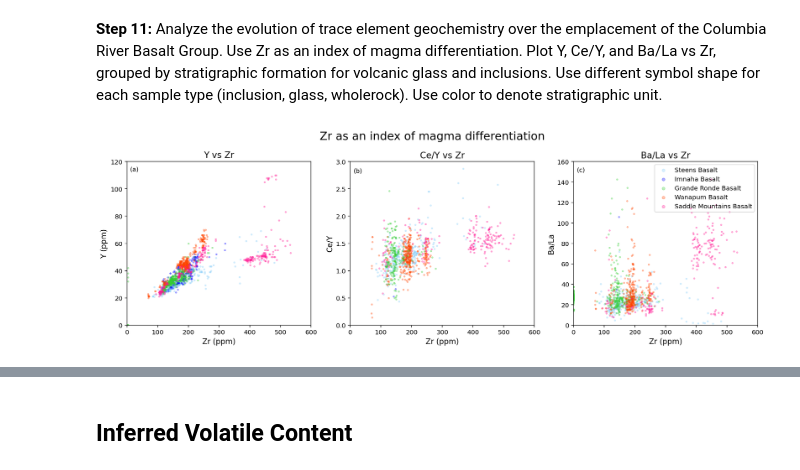
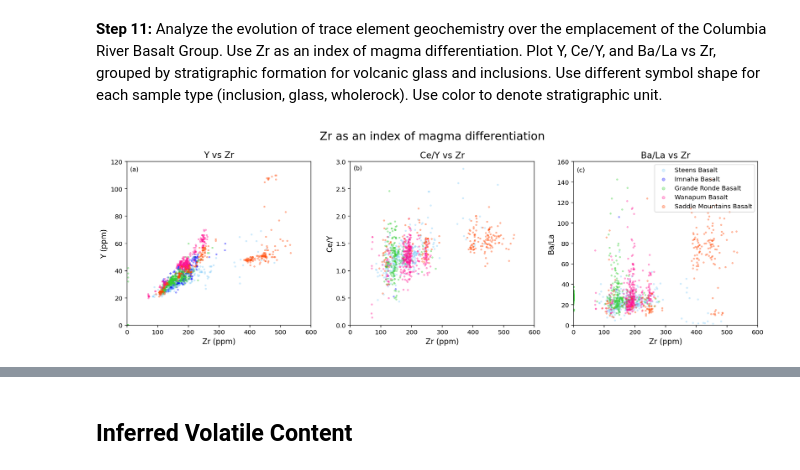
Before and after one commit to lhlinka/rces-final-project, a Jupyter notebook: finalproject.ipynb, the cells around one changed output, grey strips where cells are left out. Drawn from its saved outputs; the diff is of its cells as text; code cells hidden in the pictures.

```diff
--- a/finalproject.ipynb
+++ b/finalproject.ipynb
@@ -167,7 +167,7 @@ df['Total(WT%)NORM'] = df.loc[:,MAJOR_ELEMENTS_NORM].sum(axis=1, min_count=1)
 df['NA2O+K2O(WT%)NORM'] = df['NA2O(WT%)NORM'] + df['K2O(WT%)NORM']
 
 # Create a new Column with Magnesium # (MG#).
-df['MG#'] = 100 * (df['MGO(WT%)NORM']/40.3) / (df['MGO(WT%)NORM']/40.3 / 40.3 + df['FEOT(WT%)NORM'] / 71.08
+df['MG#'] = 100 * (df['MGO(WT%)NORM']/40.3) / (df['MGO(WT%)NORM']/40.3 / 40.3 + df['FEOT(WT%)NORM'] / 71.08 )
 
 # Create a new Columns with trace element ratios of interest: DY/YB , CE/Y, BA/LA
 df['DY/YB'] = df['DY(PPM)'] / df['YB(PPM)']
@@ -458,60 +458,60 @@ fig.suptitle('Zr as an index of magma differentiation', fontsize=18)
 
 # Plot Zr as an index of magma differentiation. (a) Y vs. Zr, (b) Ce/Y vs. Zr (c) Ba/La vs. Zr.
 gb_inclusion.get_group(' STEENS BASALT').plot.scatter(x='ZR(PPM)', y='Y(PPM)', c='lightskyblue', marker='x', alpha=0.3, ax=ax[0])
-gb_inclusion.get_group(' WANAPUM BASALT').plot.scatter(x='ZR(PPM)', y='Y(PPM)', c='orangered', marker='x', alpha=0.3, ax=ax[0])
-gb_glass.get_group(' WANAPUM BASALT').plot.scatter(x='ZR(PPM)', y='Y(PPM)', c='orangered', marker='^', alpha=0.3, ax=ax[0])
+gb_inclusion.get_group(' WANAPUM BASALT').plot.scatter(x='ZR(PPM)', y='Y(PPM)', c='deeppink', marker='x', alpha=0.3, ax=ax[0])
+gb_glass.get_group(' WANAPUM BASALT').plot.scatter(x='ZR(PPM)', y='Y(PPM)', c='deeppink', marker='^', alpha=0.3, ax=ax[0])
 gb_glass.get_group(' GRANDE RONDE BASALT').plot.scatter(x='ZR(PPM)', y='Y(PPM)', c='limegreen', marker='^', alpha=0.3, ax=ax[0])
 gb_wholerock.get_group(' STEENS BASALT').plot.scatter(x='ZR(PPM)', y='Y(PPM)', c='lightskyblue', marker='.', alpha = 0.3, ax=ax[0])
 gb_wholerock.get_group(' IMNAHA BASALT').plot.scatter(x='ZR(PPM)', y='Y(PPM)', c='blue', marker='.', alpha = 0.3, ax=ax[0])
 gb_wholerock.get_group(' GRANDE RONDE BASALT').plot.scatter(x='ZR(PPM)', y='Y(PPM)', c='limegreen', marker='.', alpha = 0.3, ax=ax[0])
-gb_wholerock.get_group(' WANAPUM BASALT').plot.scatter(x='ZR(PPM)', y='Y(PPM)', c='orangered', marker='.', alpha = 0.3, ax=ax[0])
-gb_wholerock.get_group(' SADDLE MOUNTAINS BASALT').plot.scatter(x='ZR(PPM)', y='Y(PPM)', c='deeppink', marker='.', alpha = 0.3, ax=ax[0])
+gb_wholerock.get_group(' WANAPUM BASALT').plot.scatter(x='ZR(PPM)', y='Y(PPM)', c='deeppink', marker='.', alpha = 0.3, ax=ax[0])
+gb_wholerock.get_group(' SADDLE MOUNTAINS BASALT').plot.scatter(x='ZR(PPM)', y='Y(PPM)', c='orangered', marker='.', alpha = 0.3, ax=ax[0])
 
 gb_inclusion.get_group(' STEENS BASALT').plot.scatter(x='ZR(PPM)', y='CE/Y', c='lightskyblue', marker='x', alpha=0.3, ax=ax[1])
-gb_inclusion.get_group(' WANAPUM BASALT').plot.scatter(x='ZR(PPM)', y='CE/Y', c='orangered', marker='x', alpha=0.3, ax=ax[1])
-gb_glass.get_group(' WANAPUM BASALT').plot.scatter(x='ZR(PPM)', y='CE/Y', c='orangered', marker='^', alpha=0.3, ax=ax[1])
+gb_inclusion.get_group(' WANAPUM BASALT').plot.scatter(x='ZR(PPM)', y='CE/Y', c='deeppink', marker='x', alpha=0.3, ax=ax[1])
+gb_glass.get_group(' WANAPUM BASALT').plot.scatter(x='ZR(PPM)', y='CE/Y', c='deeppink', marker='^', alpha=0.3, ax=ax[1])
 gb_glass.get_group(' GRANDE RONDE BASALT').plot.scatter(x='ZR(PPM)', y='CE/Y', c='limegreen', marker='^', alpha=0.3, ax=ax[1])
 gb_wholerock.get_group(' STEENS BASALT').plot.scatter(x='ZR(PPM)', y='CE/Y', c='lightskyblue', marker='.', alpha = 0.3, ax=ax[1])
 gb_wholerock.get_group(' IMNAHA BASALT').plot.scatter(x='ZR(PPM)', y='CE/Y', c='blue', marker='.', alpha = 0.3, ax=ax[1])
-gb_wholerock.get_group(' SADDLE MOUNTAINS BASALT').plot.scatter(x='ZR(PPM)', y='CE/Y', c='deeppink', marker='.', alpha = 0.3, ax=ax[1])
-gb_wholerock.get_group(' WANAPUM BASALT').plot.scatter(x='ZR(PPM)', y='CE/Y', c='orangered', marker='.', alpha = 0.3, ax=ax[1])
 gb_wholerock.get_group(' GRANDE RONDE BASALT').plot.scatter(x='ZR(PPM)', y='CE/Y', c='limegreen', marker='.', alpha = 0.3, ax=ax[1])
+gb_wholerock.get_group(' WANAPUM BASALT').plot.scatter(x='ZR(PPM)', y='CE/Y', c='deeppink', marker='.', alpha = 0.3, ax=ax[1])
+gb_wholerock.get_group(' SADDLE MOUNTAINS BASALT').plot.scatter(x='ZR(PPM)', y='CE/Y', c='orangered', marker='.', alpha = 0.3, ax=ax[1])
 
 gb_inclusion.get_group(' STEENS BASALT').plot.scatter(x='ZR(PPM)', y='BA/LA', c='lightskyblue', marker='x', alpha=0.3, ax=ax[2])
-gb_inclusion.get_group(' WANAPUM BASALT').plot.scatter(x='ZR(PPM)', y='BA/LA', c='orangered', marker='x', alpha=0.3, ax=ax[2])
-gb_glass.get_group(' WANAPUM BASALT').plot.scatter(x='ZR(PPM)', y='BA/LA', c='orangered', marker='^', alpha=0.3, ax=ax[2])
+gb_inclusion.get_group(' WANAPUM BASALT').plot.scatter(x='ZR(PPM)', y='BA/LA', c='deeppink', marker='x', alpha=0.3, ax=ax[2])
+gb_glass.get_group(' WANAPUM BASALT').plot.scatter(x='ZR(PPM)', y='BA/LA', c='deeppink', marker='^', alpha=0.3, ax=ax[2])
 gb_glass.get_group(' GRANDE RONDE BASALT').plot.scatter(x='ZR(PPM)', y='BA/LA', c='limegreen', marker='^', alpha=0.3, ax=ax[2])
 gb_wholerock.get_group(' STEENS BASALT').plot.scatter(x='ZR(PPM)', y='BA/LA', c='lightskyblue', marker='.', alpha = 0.3, label='Steens Basalt', ax=ax[2])
 gb_wholerock.get_group(' IMNAHA BASALT').plot.scatter(x='ZR(PPM)', y='BA/LA', c='blue', marker='.', alpha = 0.3, label='Imnaha Basalt', ax=ax[2])
 gb_wholerock.get_group(' GRANDE RONDE BASALT').plot.scatter(x='ZR(PPM)', y='BA/LA', c='limegreen', marker='.', alpha = 0.3, label='Grande Ronde Basalt', ax=ax[2])
-gb_wholerock.get_group(' WANAPUM BASALT').plot.scatter(x='ZR(PPM)', y='BA/LA', c='orangered', marker='.', alpha = 0.3, label='Wanapum Basalt', ax=ax[2])
-gb_wholerock.get_group(' SADDLE MOUNTAINS BASALT').plot.scatter(x='ZR(PPM)', y='BA/LA', c='deeppink', marker='.', alpha = 0.3, label='Saddle Mountains Basalt', ax=ax[2])
+gb_wholerock.get_group(' WANAPUM BASALT').plot.scatter(x='ZR(PPM)', y='BA/LA', c='deeppink', marker='.', alpha = 0.3, label='Wanapum Basalt', ax=ax[2])
+gb_wholerock.get_group(' SADDLE MOUNTAINS BASALT').plot.scatter(x='ZR(PPM)', y='BA/LA', c='orangered', marker='.', alpha = 0.3, label='Saddle Mountains Basalt', ax=ax[2])
 
 # Add labels, legend, and set x- and y- axis extents.
 ax[0].set_title('Y vs Zr', fontsize = 14)
 ax[0].set_xlabel('Zr (ppm)', fontsize = 12)
 ax[0].set_ylabel('Y (ppm)', fontsize = 12)
 ax[0].set_xlim(0,600)
 ax[0].set_ylim(0,120)
 ax[0].text(10, 113, r'(a)', fontsize=10, color='k')
 
 
 ax[1].set_title('Ce/Y vs Zr', fontsize = 14)
 ax[1].set_xlabel('Zr (ppm)', fontsize = 12)
 ax[1].set_ylabel('Ce/Y', fontsize = 12)
 ax[1].set_xlim(0,600)
 ax[1].set_ylim(0,3)
-ax[1].text(10, 2.8, r'(b)', fontsize=10, color='k')
+ax[1].text(10, 2.85, r'(b)', fontsize=10, color='k')
 
 
 ax[2].set_title('Ba/La vs Zr', fontsize = 14)
 ax[2].set_xlabel('Zr (ppm)', fontsize = 12)
 ax[2].set_ylabel('Ba/La', fontsize = 12)
 ax[2].set_xlim(0,600)
 ax[2].set_ylim(0,160)
 ax[2].text(10, 150, r'(c)', fontsize=10, color='k')
 ax[2].legend(fontsize = 10, markerscale = 2, loc='upper right', frameon=True);
 # %% [output]
-[figure, old version]
+[figure, new version]
 # %% [markdown]
 <b>Figure 5:</b> Trace element plot using Zr as an index of magma differentiation. (a) Y vs. Zr, (b) Ce/Y vs. Zr, (c) Ba/La vs Zr. The symbol shape denotes the sample type: wholerock samples are displayed as dots, inclusions samples are displayed as x's, and glass samples are displayed as triangles.
```
Also changed, not shown: parts of 11 cells of this notebook.
